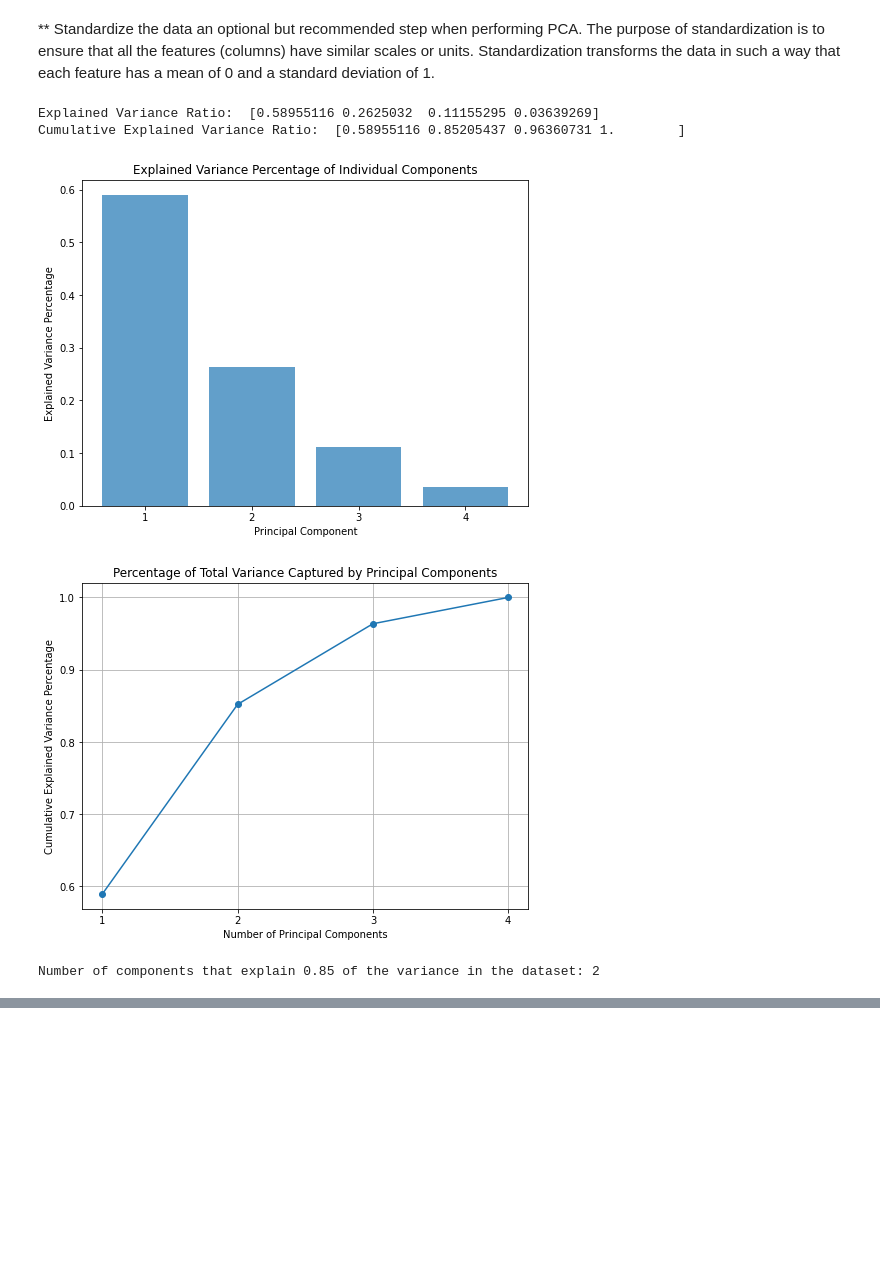
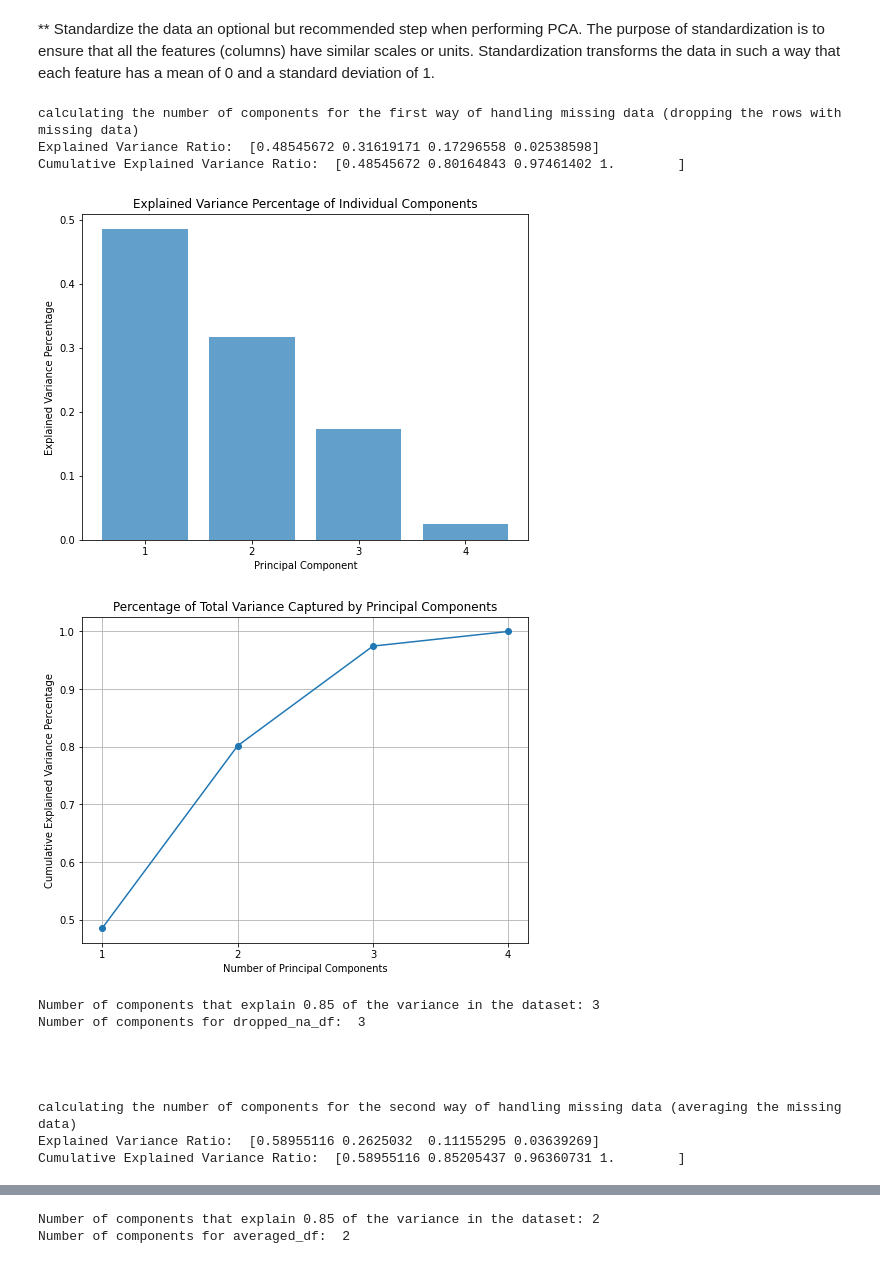
Before and after one commit to noorkhamaisi/seenity_assignment, a Jupyter notebook: seenity_assignment.ipynb, the cells around one changed output, grey strips where cells are left out. Cells and saved outputs as stored; diff of their text form; code cells hidden in the pictures; blank space fills up the shorter version.

Commit message:
testing the first way for handling messing data

```diff
--- a/seenity_assignment.ipynb
+++ b/seenity_assignment.ipynb
@@ -112,13 +121,14 @@ def perform_pca(X_standardized:np.ndarray, n_components:int)->Tuple[np.ndarray,
     return X_pca, pca
 # %%
 
-def calculate_number_of_components(pca:PCA, threshold:float = 0.85)->int:
+def calculate_number_of_components(pca:PCA, n_components:int, threshold:float = 0.85)->int:
     """
 
     Calculate the number of components that explain (threshold) of the variance in the dataset based on calculating
     the explained variance percentage of individual components and the cumulative explained variance percentage
     :param pca: PCA object
     :param threshold: (float) : threshold value for the cumulative explained variance percentage, default value is 0.85
+    :param n_components: (int) : number of components
     :return: number of components (int) : number of components that explain threshold of the variance in the dataset
     """
 
@@ -156,17 +166,39 @@ def calculate_number_of_components(pca:PCA, threshold:float = 0.85)->int:
 # %%
 # Decide the number of components for PCA based on :
 # https://towardsdatascience.com/how-to-select-the-best-number-of-principal-components-for-the-dataset-287e64b14c6d
 # Method 3
 
-# Set the number of components for PCA
-n_components = 4
-threshold = 0.85
-X_pca, pca = perform_pca(X_standardized, n_components)
-# Calculate the number of components that explain 85% of the variance
-number_of_calculated_components = calculate_number_of_components(pca, threshold)
+def decide_how_to_handle_missing_data(df):
+    # Set the number of components for PCA
+    n_components = 4
+    threshold = 0.85
+    X, X_standardized = standardize_data(df)
+    X_pca, pca = perform_pca(X_standardized, n_components)
+    # Calculate the number of components that explain 85% of the variance
+    number_of_calculated_components = calculate_number_of_components(pca, n_components, threshold)
+    return number_of_calculated_components
+
+print("calculating the number of components for the first way of handling missing data (dropping the rows with missing data)")
+n_components_dropped_na_df =  decide_how_to_handle_missing_data(dropped_na_df)
+print("Number of components for dropped_na_df: ", n_components_dropped_na_df)
+print("\n\n\n")
+print("calculating the number of components for the second way of handling missing data (averaging the missing data)")
+n_components_averaged_df =  decide_how_to_handle_missing_data(averaged_df)
+print("Number of components for averaged_df: ", n_components_averaged_df)
+
+number_of_components_decided = min(n_components_dropped_na_df, n_components_averaged_df)
 # %% [output]
-Explained Variance Ratio:  [0.58955116 0.2625032  0.11155295 0.03639269]
-Cumulative Explained Variance Ratio:  [0.58955116 0.85205437 0.96360731 1.        ]
+calculating the number of components for the first way of handling missing data (dropping the rows with missing data)
+Explained Variance Ratio:  [0.48545672 0.31619171 0.17296558 0.02538598]
+Cumulative Explained Variance Ratio:  [0.48545672 0.80164843 0.97461402 1.        ]
-[figure, old version]
+[figure, new version]
-[figure, old version]
+[figure, new version]
-Number of components that explain 0.85 of the variance in the dataset: 2
+Number of components that explain 0.85 of the variance in the dataset: 3
+Number of components for dropped_na_df:  3
+
+
+
+
+calculating the number of components for the second way of handling missing data (averaging the missing data)
+Explained Variance Ratio:  [0.58955116 0.2625032  0.11155295 0.03639269]
+Cumulative Explained Variance Ratio:  [0.58955116 0.85205437 0.96360731 1.        ]
@@ -172,0 +207,2 @@ Number of components that explain 0.85 of the variance in the dataset: 2
+Number of components that explain 0.85 of the variance in the dataset: 2
+Number of components for averaged_df:  2
```
Also changed, not shown: parts of 7 cells of this notebook.
